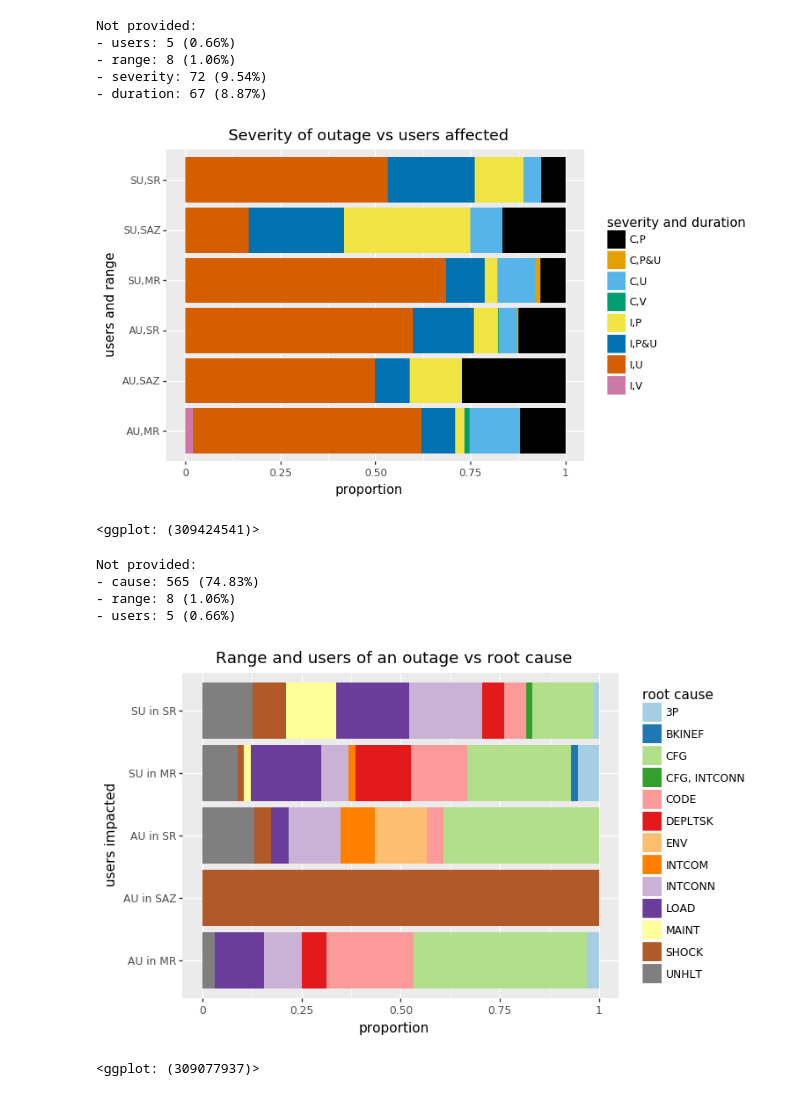
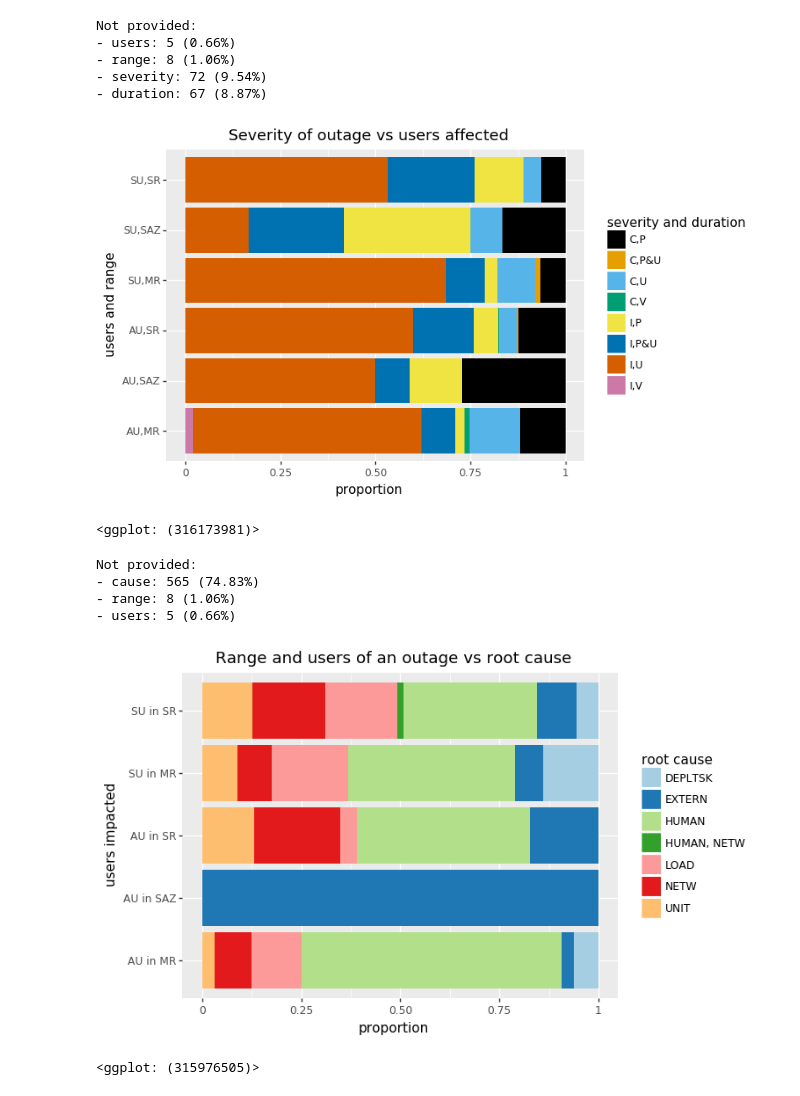
Before and after one commit to thezeroalpha/honours-project, a Jupyter notebook: notebooks/Plotting.ipynb, the cells around one changed output. Drawn from its saved outputs; the diff is of its cells as text; code cells hidden in the pictures.

Commit message:
Classified root causes into broader categories

```diff
--- a/notebooks/Plotting.ipynb
+++ b/notebooks/Plotting.ipynb
@@ -73,7 +73,12 @@ def shorten(s):
         'user interface': 'UI',
         'everything': 'ALL',
         'one': '1',
-        'multiple': '+'
+        'multiple': '+',
+        'human': 'HUMAN',
+        'external': 'EXTERN',
+        'network': 'NETW',
+        'load': 'LOAD',
+        'unit': 'UNIT'
     }
     return maps[s]
 
@@ -268,30 +273,30 @@ Not provided:
 - severity: 72 (9.54%)
 - duration: 67 (8.87%)
 [figure]
-<ggplot: (309424541)>
+<ggplot: (316173981)>
 # %%
 filt = df[filter_notprovided(df.cause) & filter_notprovided(df.range) & filter_notprovided(df.users)]
-plotdf = (pd.DataFrame({'cause': filt.cause.map(lambda x: ', '.join(map(shorten, x))),
+plotdf = (pd.DataFrame({'cause': filt.cause_broader.map(lambda x: ', '.join(map(shorten, x))),
                        'range_users': filt.users.map(shorten)+' in '+filt.range.map(shorten)})
           .groupby('range_users')
           .cause.value_counts(normalize=True)
           .reset_index(name='proportion'))
 
 export_graph("range-users-vs-root-cause", df, ['cause', 'range', 'users'],
              (p9.ggplot(plotdf)
               + p9.aes(x='range_users', y='proportion',  fill='cause')
               + p9.geom_col()
               + p9.scale_fill_brewer(type='qual', palette="Paired") # the colorblind-friendly palette is too small here
               + p9.coord_flip()
               + p9.labs(x='users impacted', fill='root cause')
               + p9.ggtitle("Range and users of an outage vs root cause")))
 # %% [output]
 Not provided:
 - cause: 565 (74.83%)
 - range: 8 (1.06%)
 - users: 5 (0.66%)
-[figure, old version]
+[figure, new version]
-<ggplot: (309077937)>
+<ggplot: (315976505)>
 # %%
 # I'm not getting the same results...
 
```
Also changed, not shown: parts of 6 cells of this notebook, 8 other files.
